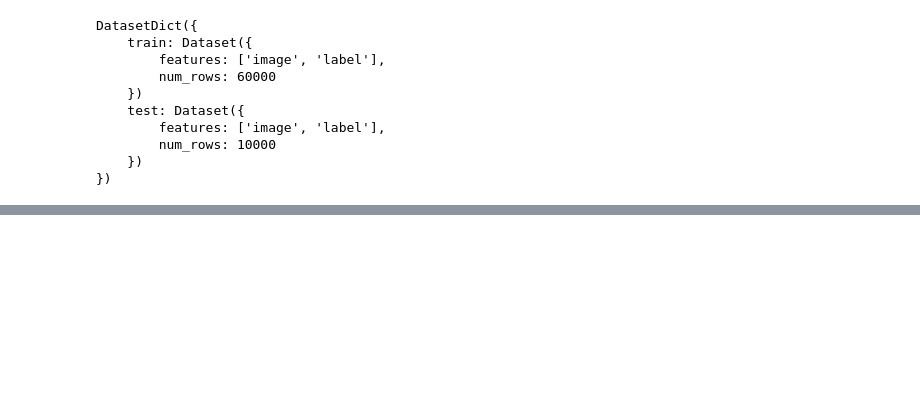
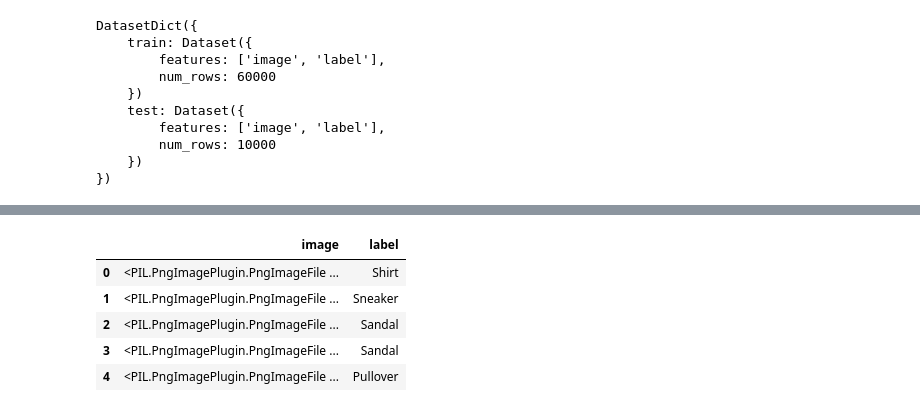
Before and after one commit to Bryan-Az/FastAI-Keras, a Jupyter notebook: HuggingFace/Vision-Model/zero_shot_classification.ipynb, the cells around one changed output, grey strips where cells are left out. Drawn from its saved outputs; the diff is of its cells as text; code cells hidden in the pictures; blank space fills up the shorter version.

```diff
--- a/HuggingFace/Vision-Model/zero_shot_classification.ipynb
+++ b/HuggingFace/Vision-Model/zero_shot_classification.ipynb
@@ -25,0 +102,9 @@ DatasetDict({
+# %%
+fashion_test_sample.head()
+# %% [output]
+|  | image | label |
+| 0 | <PIL.PngImagePlugin.PngImageFile ... | Shirt |
+| 1 | <PIL.PngImagePlugin.PngImageFile ... | Sneaker |
+| 2 | <PIL.PngImagePlugin.PngImageFile ... | Sandal |
+| 3 | <PIL.PngImagePlugin.PngImageFile ... | Sandal |
+| 4 | <PIL.PngImagePlugin.PngImageFile ... | Pullover |
```
Also changed, not shown: parts of 20 cells of this notebook.
